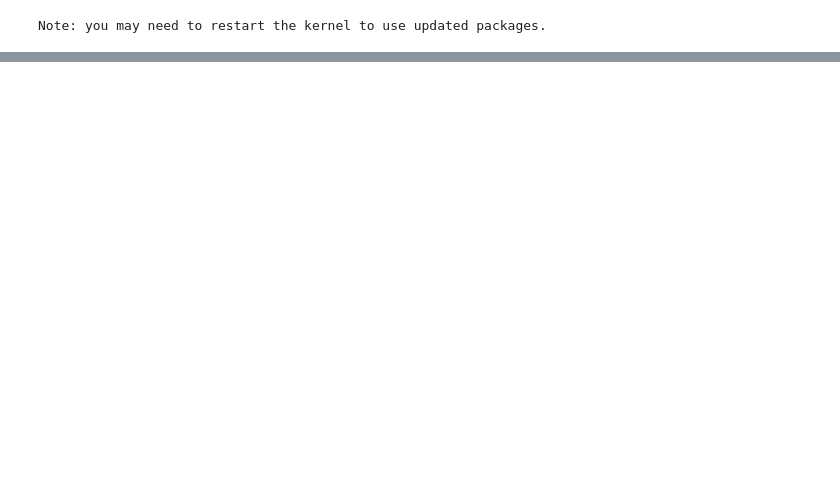
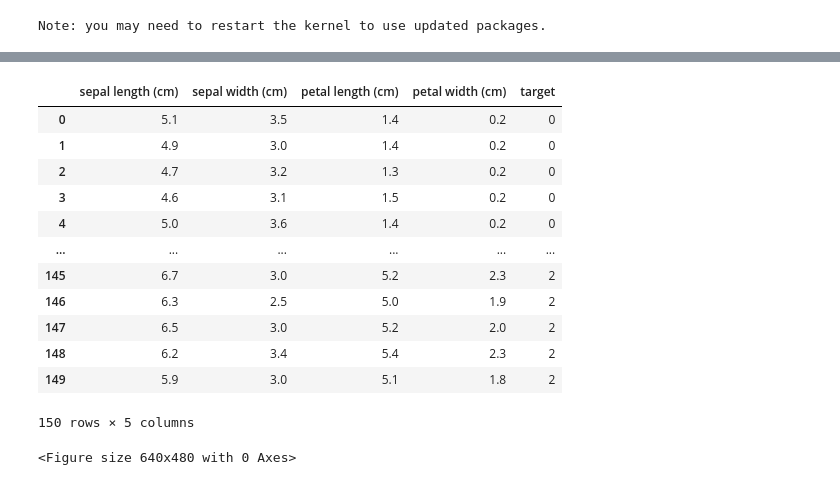
Before and after one commit to ml-cyclops/experiment-results-manager, a Jupyter notebook: examples/compare_runs.ipynb, the cells around one changed output, grey strips where cells are left out. Cells and saved outputs as stored; diff of their text form; code cells hidden in the pictures; blank space fills up the shorter version.

```diff
--- a/examples/compare_runs.ipynb
+++ b/examples/compare_runs.ipynb
@@ -40,0 +20,20 @@ display(HTML(html))
+# %%
+iris = load_iris()
+feature_names = iris.feature_names
+iris_df = pd.DataFrame(iris.data, columns=feature_names)
+iris_df['target'] = iris.target
+iris_df
+# %% [output]
+|  | sepal length (cm) | sepal width (cm) | petal length (cm) | petal width (cm) | target |
+| 0 | 5.1 | 3.5 | 1.4 | 0.2 | 0 |
+| 1 | 4.9 | 3.0 | 1.4 | 0.2 | 0 |
+| 2 | 4.7 | 3.2 | 1.3 | 0.2 | 0 |
+| 3 | 4.6 | 3.1 | 1.5 | 0.2 | 0 |
+| 4 | 5.0 | 3.6 | 1.4 | 0.2 | 0 |
+| ... | ... | ... | ... | ... | ... |
+| 145 | 6.7 | 3.0 | 5.2 | 2.3 | 2 |
+| 146 | 6.3 | 2.5 | 5.0 | 1.9 | 2 |
+| 147 | 6.5 | 3.0 | 5.2 | 2.0 | 2 |
+| 148 | 6.2 | 3.4 | 5.4 | 2.3 | 2 |
+| 149 | 5.9 | 3.0 | 5.1 | 1.8 | 2 |
+150 rows × 5 columns
@@ -40,0 +59,50 @@ display(HTML(html))
+# %%
+from matplotlib import pyplot as plt
+from numpy import mean
+from sklearn.metrics import confusion_matrix
+import seaborn as sns
+
+def evaluate_and_log_run(model, y_test, y_pred, variant_id):
+    er = erm.ExperimentRun(
+        experiment_id="iris",
+        variant_id=variant_id,
+        params={
+            "model": type(model).__name__
+        },
+        metrics={
+            "accuracy": accuracy_score(y_test, y_pred),
+            "precision": precision_score(y_test, y_pred, average='weighted'),
+            "recall": recall_score(y_test, y_pred, average='weighted'),
+            "f1": f1_score(y_test, y_pred, average='weighted')
+        }
+    )
+
+    er.log_dict("custom_dict", data={
+        "avg_pred_value": mean(y_pred)
+    })
+
+    er.log_artifact(
+        pickle.dumps(model),
+        artifact_id="model",
+        filename="model.pickle",
+        artifact_type=ArtifactType.BINARY)
+
+    plt.clf()
+    fig = sns.heatmap(
+        confusion_matrix(y_test, dt_pred),
+        annot=True,
+        cmap="Blues"
+    )
+    fig.set_xlabel('Predicted')
+    fig.set_ylabel('Actual')
+    fig.set_title(variant_id)
+    er.log_figure(fig, "confusion_matrix")
+
+    return er
+
+er_rf = evaluate_and_log_run(rf, y_test, rf_pred, "random_forest")
+er_gbt = evaluate_and_log_run(gbt, y_test, gbt_pred, "gradient_boosting")
+er_dt = evaluate_and_log_run(dt, y_test, dt_pred, "decision_tree")
+plt.clf()
+# %% [output]
+<Figure size 640x480 with 0 Axes>
```
Also changed, not shown: parts of 7 cells of this notebook, 3 other files.
